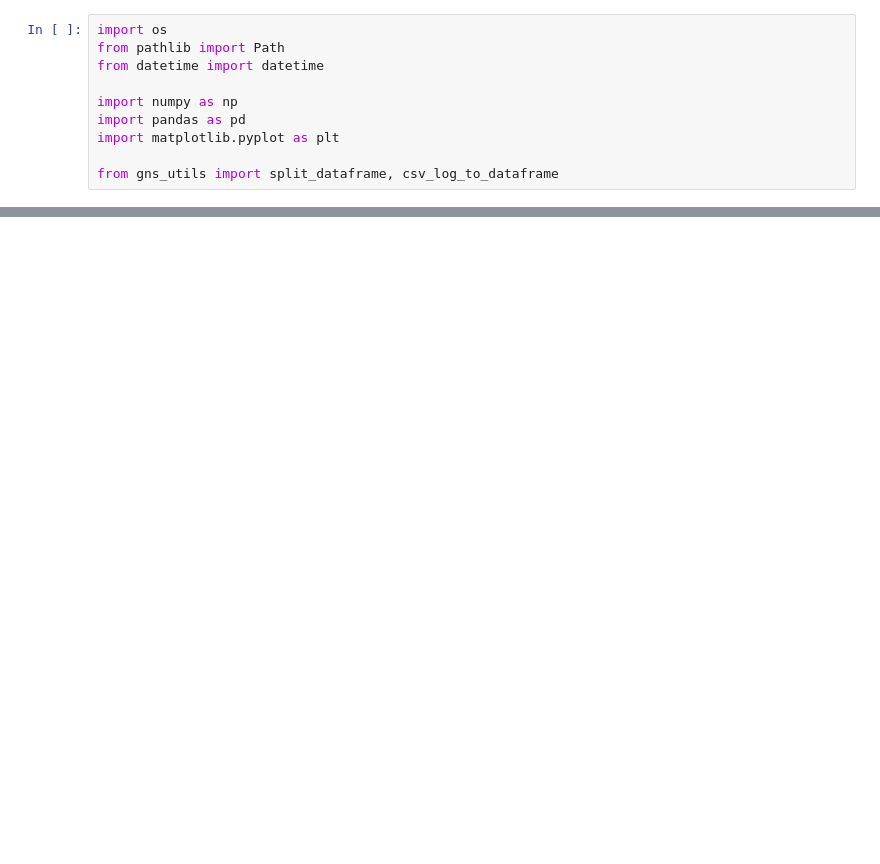
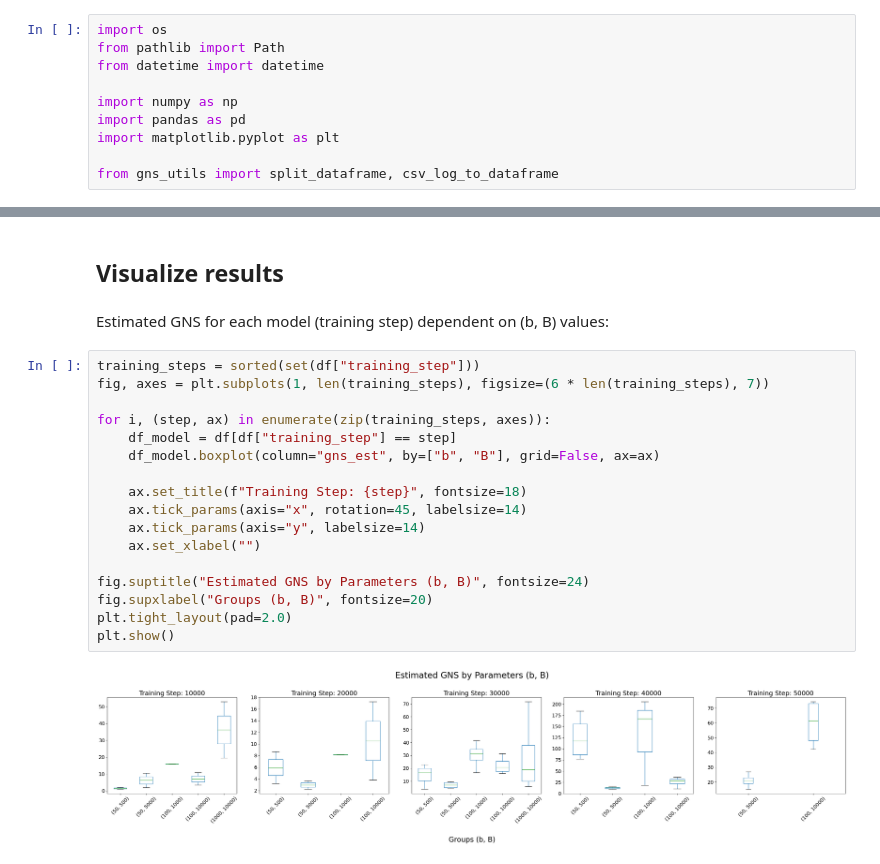
Before and after one commit to Longzz0824/Critical-Multitask-Batch-Sizes-in-Diffusion-Models, a Jupyter notebook: gns_experiments/Analysis_2.ipynb, the cells around one changed output, grey strips where cells are left out. Drawn from its saved outputs; the diff is of its cells as text; blank space fills up the shorter version.

```diff
--- a/gns_experiments/Analysis_2.ipynb
+++ b/gns_experiments/Analysis_2.ipynb
@@ -77,0 +132,23 @@ df.groupby(["model", "b", "B"]).mean(["gns_est", "g_norm"])
+# %% [markdown]
+## Visualize results
+# %% [markdown]
+Estimated GNS for each model (training step) dependent on (b, B) values:
+# %%
+training_steps = sorted(set(df["training_step"]))
+fig, axes = plt.subplots(1, len(training_steps), figsize=(6 * len(training_steps), 7))
+
+for i, (step, ax) in enumerate(zip(training_steps, axes)):
+    df_model = df[df["training_step"] == step]
+    df_model.boxplot(column="gns_est", by=["b", "B"], grid=False, ax=ax)
+
+    ax.set_title(f"Training Step: {step}", fontsize=18)
+    ax.tick_params(axis="x", rotation=45, labelsize=14)
+    ax.tick_params(axis="y", labelsize=14)
+    ax.set_xlabel("")
+
+fig.suptitle("Estimated GNS by Parameters (b, B)", fontsize=24)
+fig.supxlabel("Groups (b, B)", fontsize=20)
+plt.tight_layout(pad=2.0)
+plt.show()
+# %% [output]
+[figure, added]
```
Also changed, not shown: parts of 21 cells of this notebook, 2 other files.
